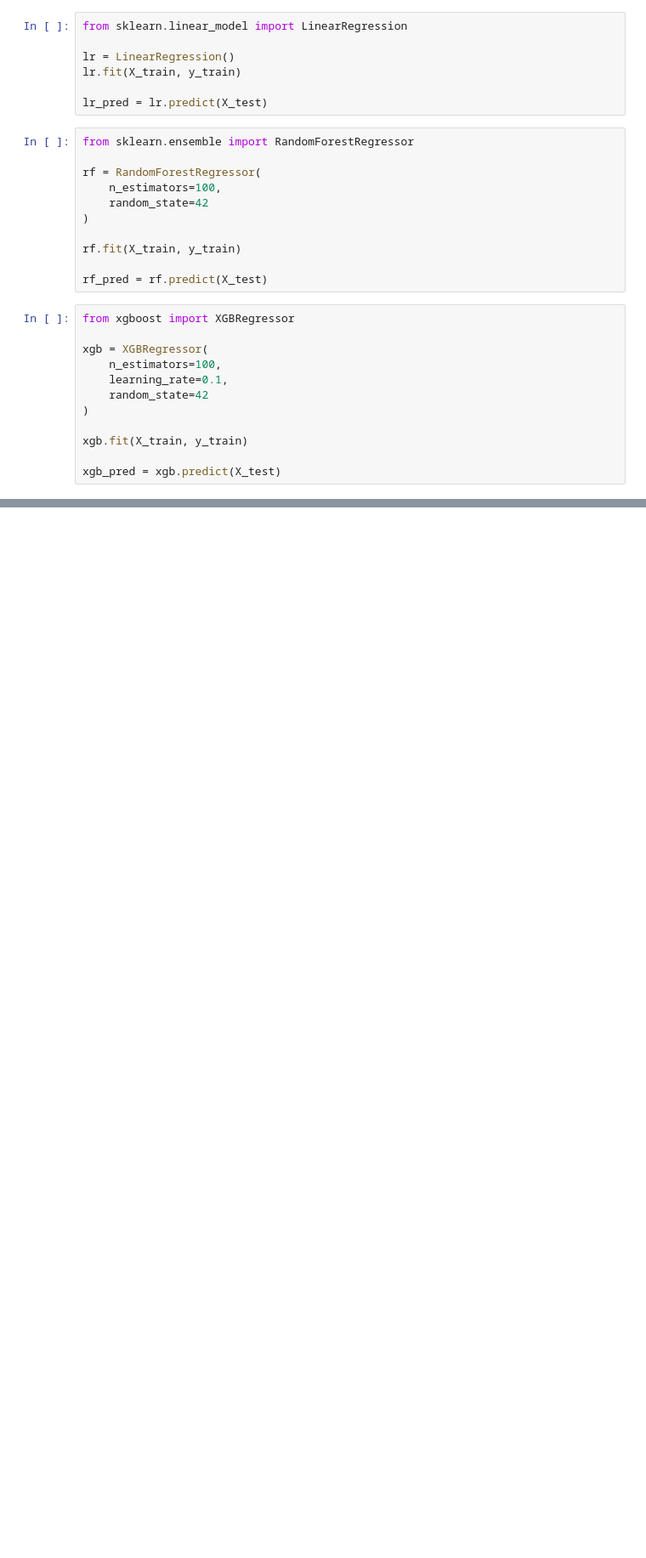
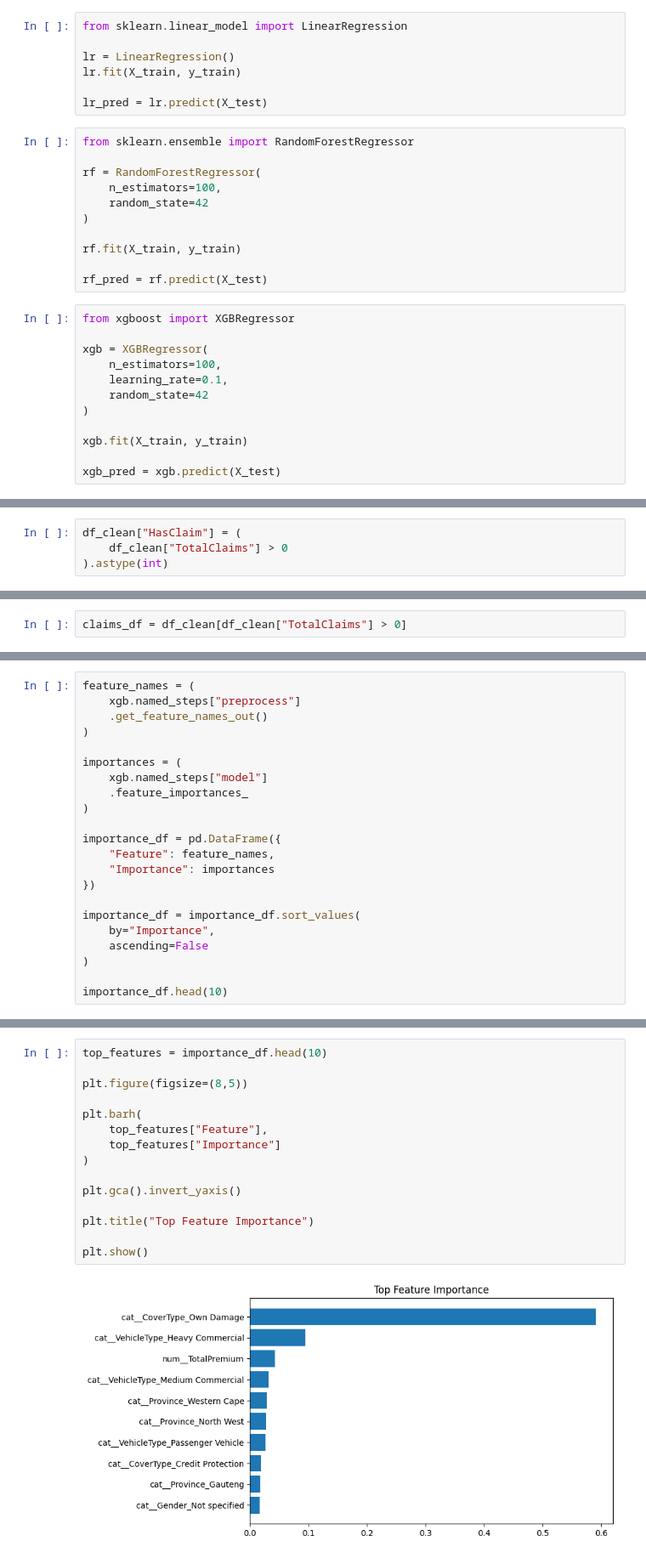
Before and after one commit to hawaebrahimhamid-png/insurance-risk-analytics, a Jupyter notebook: notebooks/03_modeling.ipynb, the cells around one changed output, grey strips where cells are left out. Shown at 85% size. Cells and saved outputs as stored; diff of their text form; blank space fills up the shorter version.

```diff
--- a/notebooks/03_modeling.ipynb
+++ b/notebooks/03_modeling.ipynb
@@ -186,0 +351,4 @@ xgb_pred = xgb.predict(X_test)
+# %%
+df_clean["HasClaim"] = (
+    df_clean["TotalClaims"] > 0
+).astype(int)
@@ -186,0 +458,2 @@ xgb_pred = xgb.predict(X_test)
+# %%
+claims_df = df_clean[df_clean["TotalClaims"] > 0]
@@ -186,0 +586,22 @@ xgb_pred = xgb.predict(X_test)
+# %%
+feature_names = (
+    xgb.named_steps["preprocess"]
+    .get_feature_names_out()
+)
+
+importances = (
+    xgb.named_steps["model"]
+    .feature_importances_
+)
+
+importance_df = pd.DataFrame({
+    "Feature": feature_names,
+    "Importance": importances
+})
+
+importance_df = importance_df.sort_values(
+    by="Importance",
+    ascending=False
+)
+
+importance_df.head(10)
@@ -186,0 +620,17 @@ xgb_pred = xgb.predict(X_test)
+# %%
+top_features = importance_df.head(10)
+
+plt.figure(figsize=(8,5))
+
+plt.barh(
+    top_features["Feature"],
+    top_features["Importance"]
+)
+
+plt.gca().invert_yaxis()
+
+plt.title("Top Feature Importance")
+
+plt.show()
+# %% [output]
+[figure, added]
```
Also changed, not shown: parts of 41 cells of this notebook.
